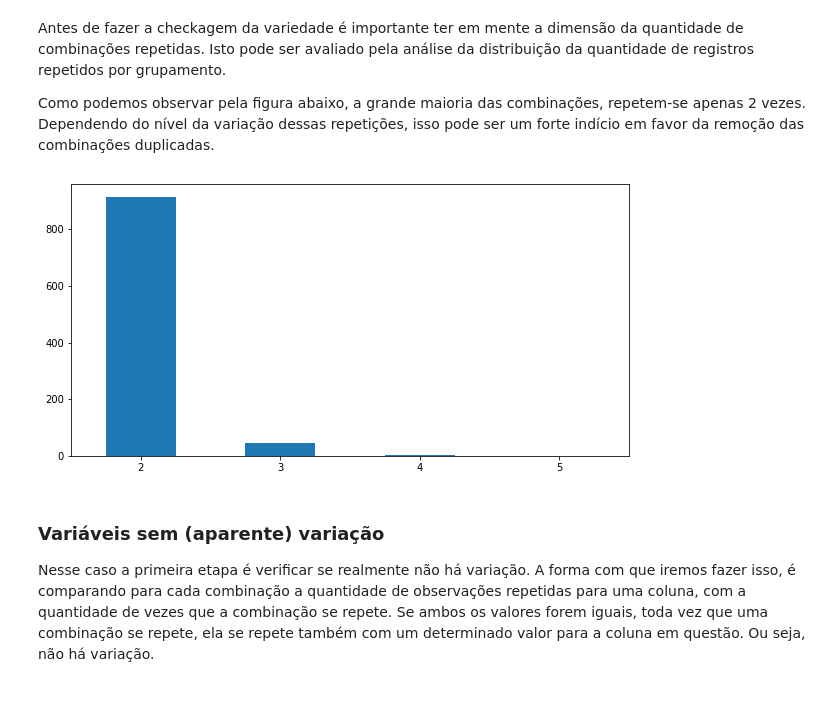
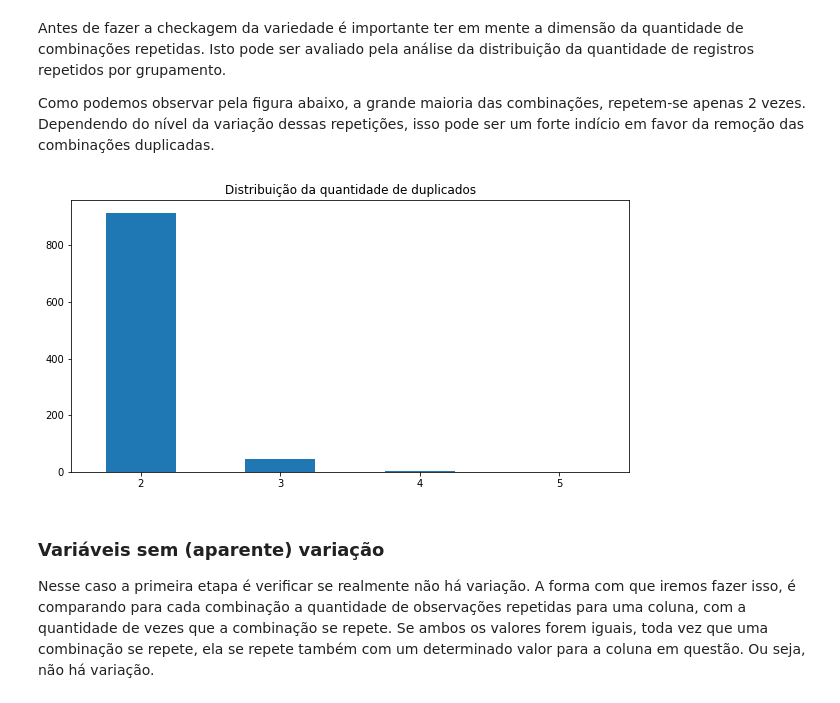
Before and after one commit to leofmr/product_recommender, a Jupyter notebook: notebooks/0 - data_prepare.ipynb, the cells around one changed output. Saved outputs shown, nothing was run; the diff lists cells and outputs as text; code cells hidden in the pictures.

Commit message:
Ajustes no notebook e separação dos dados. Ref #2
Alguns pequenos ajustes foram identificados e já foram corrigidos
como por exemplo, formato para conversão da data e adição de
títulos aos gráficos.

```diff
--- a/notebooks/0 - data_prepare.ipynb
+++ b/notebooks/0 - data_prepare.ipynb
@@ -126,7 +126,7 @@ df["creation_date"].head()
 4    2017-05-09 13:18:38
 Name: creation_date, dtype: object
 # %%
-df["creation_date"] = pd.to_datetime(df["creation_date"], format="Y-m-d H:M:S")
+df["creation_date"] = pd.to_datetime(df["creation_date"], format="%Y-%m-%d %H:%M:%S")
 df["creation_date"].head()
 # %% [output]
 0   2015-11-14 19:42:12
@@ -242,12 +242,12 @@ isso pode ser um forte indício em favor da remoção das combinações duplicad
 # %%
 (duplicated_df.
  groupby(unique_grouping).
  size().value_counts().
- plot(kind="bar", figsize=(10, 5)))
+ plot(kind="bar", figsize=(10, 5), title="Distribuição da quantidade de duplicados"))
 plt.xticks(rotation=0)
 plt.show()
 # %% [output]
-[figure, old version]
+[figure, new version]
 # %% [markdown]
 ### Variáveis sem (aparente) variação
 
```
Also changed, not shown: parts of 10 cells of this notebook, 2 other files.
